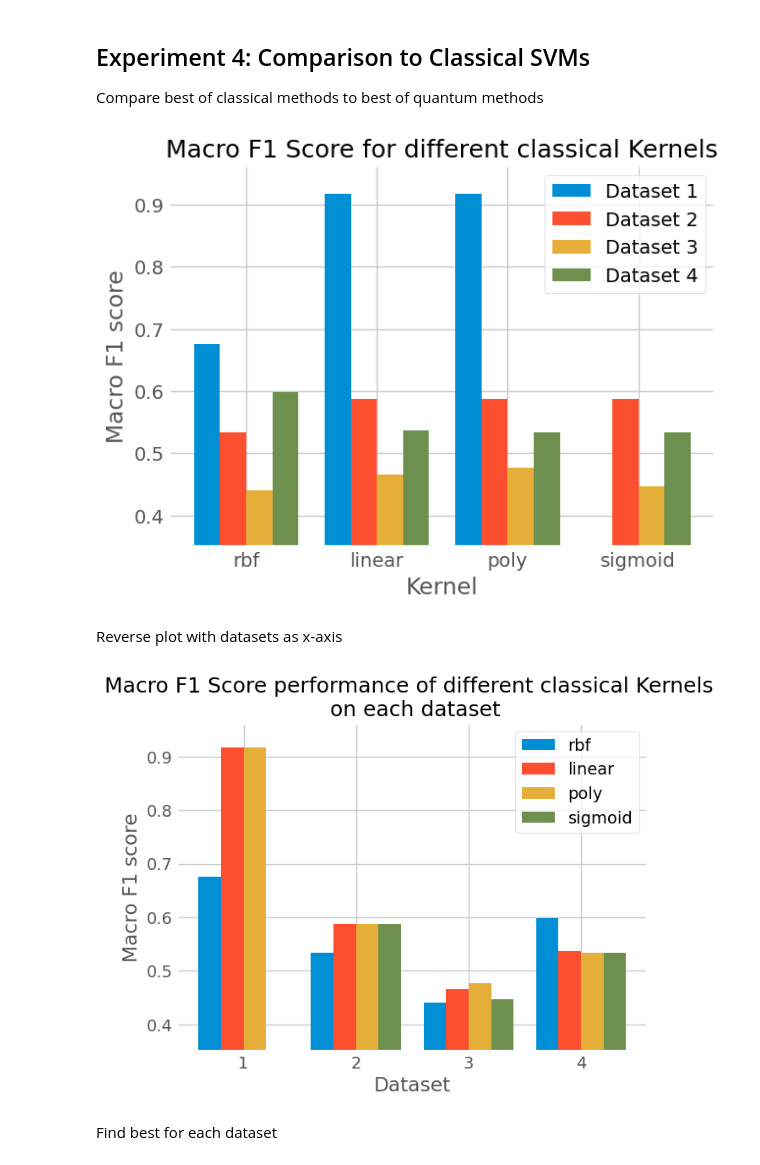
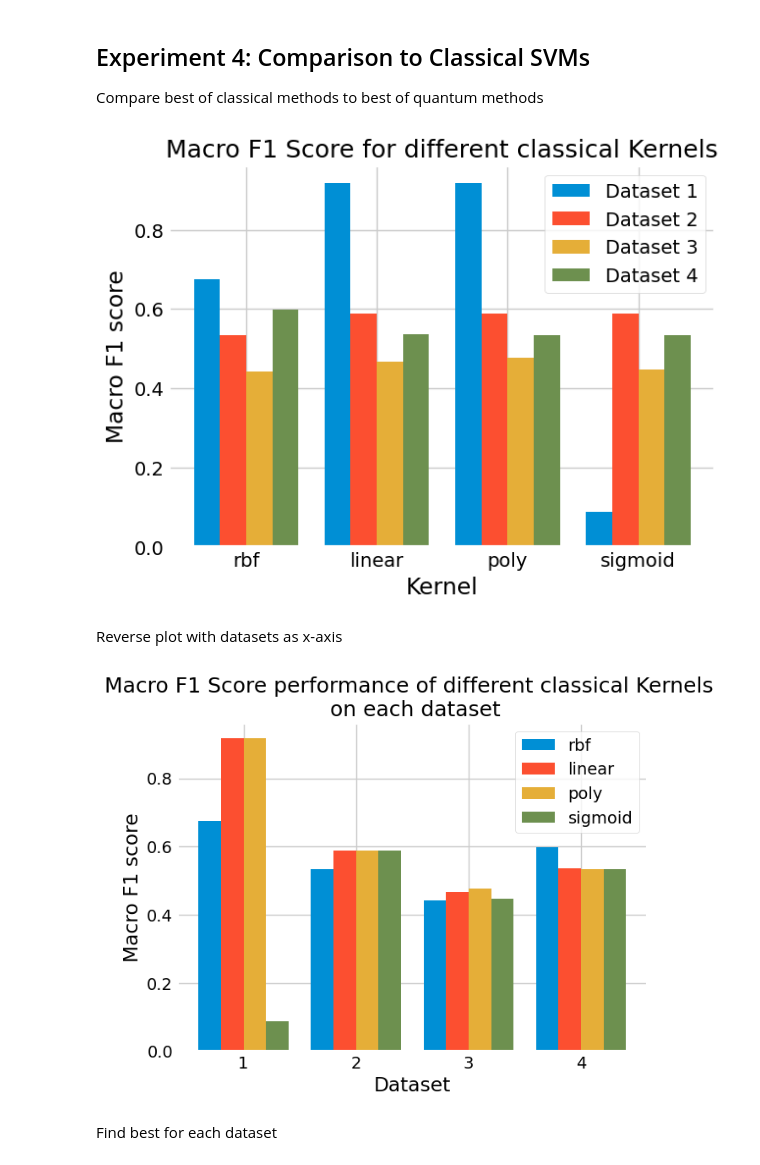
Before and after one commit to welremco/Group3QuantumOneClassSVMs, a Jupyter notebook: results/results.ipynb, the cells around one changed output. Saved outputs shown, nothing was run; the diff lists cells and outputs as text; code cells hidden in the pictures.

```diff
--- a/results/results.ipynb
+++ b/results/results.ipynb
@@ -221,31 +219,32 @@ Compare best of classical methods to best of quantum methods
 # %%
 kernel_list = ['rbf', 'linear', 'poly', 'sigmoid']
 results_classical = [0.6749444780940843, 0.9171052631578946, 0.9171052631578946, 0.08695652173913042, 0.5330934649820098, 0.5881006864988558, 0.5881006864988558, 0.5881006864988558, 0.44148936170212766, 0.466172552142354, 0.4763827919227393, 0.4473684210526316, 0.5987654320987654, 0.537037037037037, 0.5330934649820098, 0.5330934649820098]
 
 ds1_f1 = results_classical[:4]
 ds2_f1 = results_classical[4:8]
 ds3_f1 = results_classical[8:12]
 ds4_f1 = results_classical[12:]
 
 bar_width = 0.2
 
 coeffs = [-1.5, -0.5, 0.5, 1.5]
 
 def grouped_bars(ds):
     return [rep + bar_width*coeffs[ds] for rep in [1,2,3,4]]
 
 for ds, f1 in enumerate([ds1_f1, ds2_f1, ds3_f1, ds4_f1]):
     plt.bar(grouped_bars(ds), f1, width=bar_width, label=f'Dataset {ds+1}')
 
 plt.xticks([1,2,3,4], kernel_list)
 plt.xlabel('Kernel')
 plt.ylabel('Macro F1 score')
 plt.title('Macro F1 Score for different classical Kernels', fontsize=18)
-plt.ylim(0.35)
+#plt.ylim(0.35)
+#plt.legend(bbox_to_anchor=(1.05, 1), loc="upper left", borderaxespad=0.0)
 plt.legend()
 plt.show()
 # %% [output]
-[figure, old version]
+[figure, new version]
 # %% [markdown]
 Reverse plot with datasets as x-axis
 # %%
@@ -267,11 +266,11 @@ plt.xticks([1,2,3,4])
 plt.xlabel('Dataset')
 plt.ylabel('Macro F1 score')
 plt.title('Macro F1 Score performance of different classical Kernels \n on each dataset', fontsize=18)
-plt.ylim(0.35)
+#plt.ylim(0.35)
 plt.legend()
 plt.show()
 # %% [output]
-[figure, old version]
+[figure, new version]
 # %% [markdown]
 Find best for each dataset
 # %%
```
Also changed, not shown: parts of 9 cells of this notebook.
